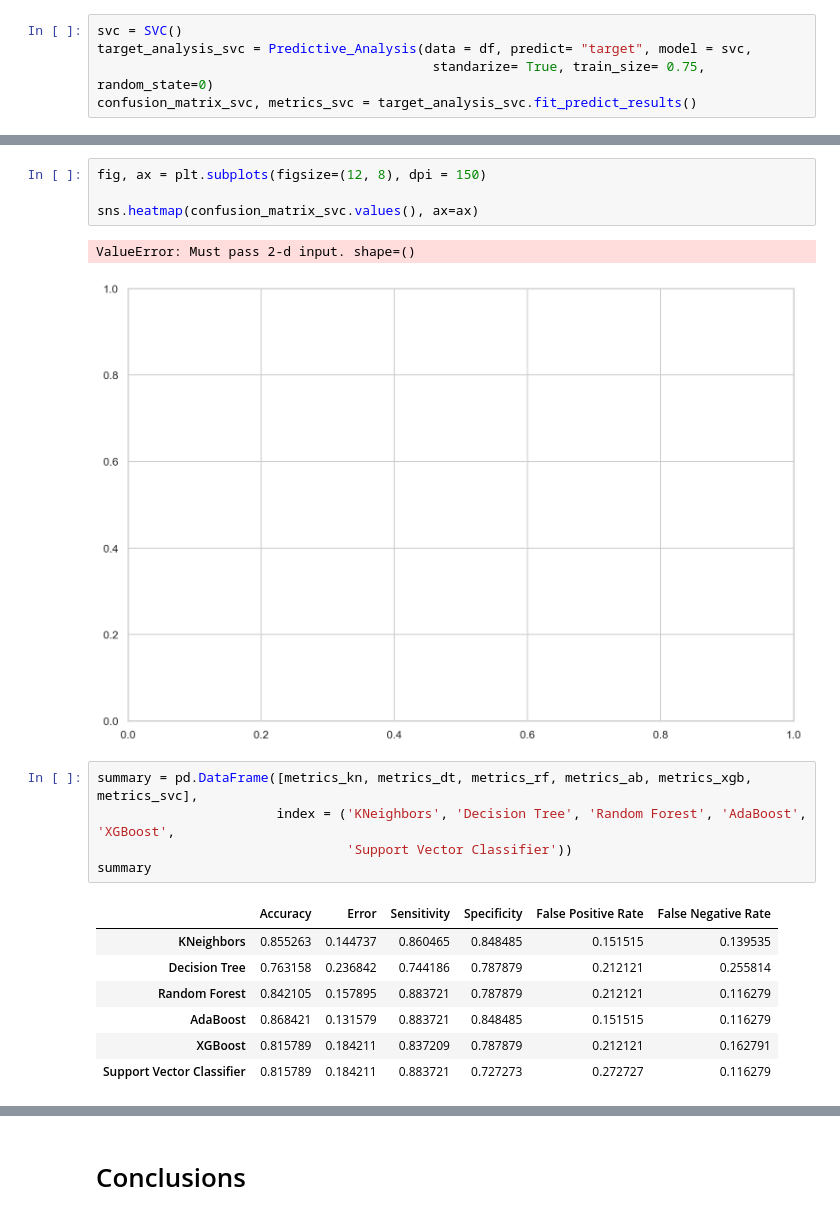
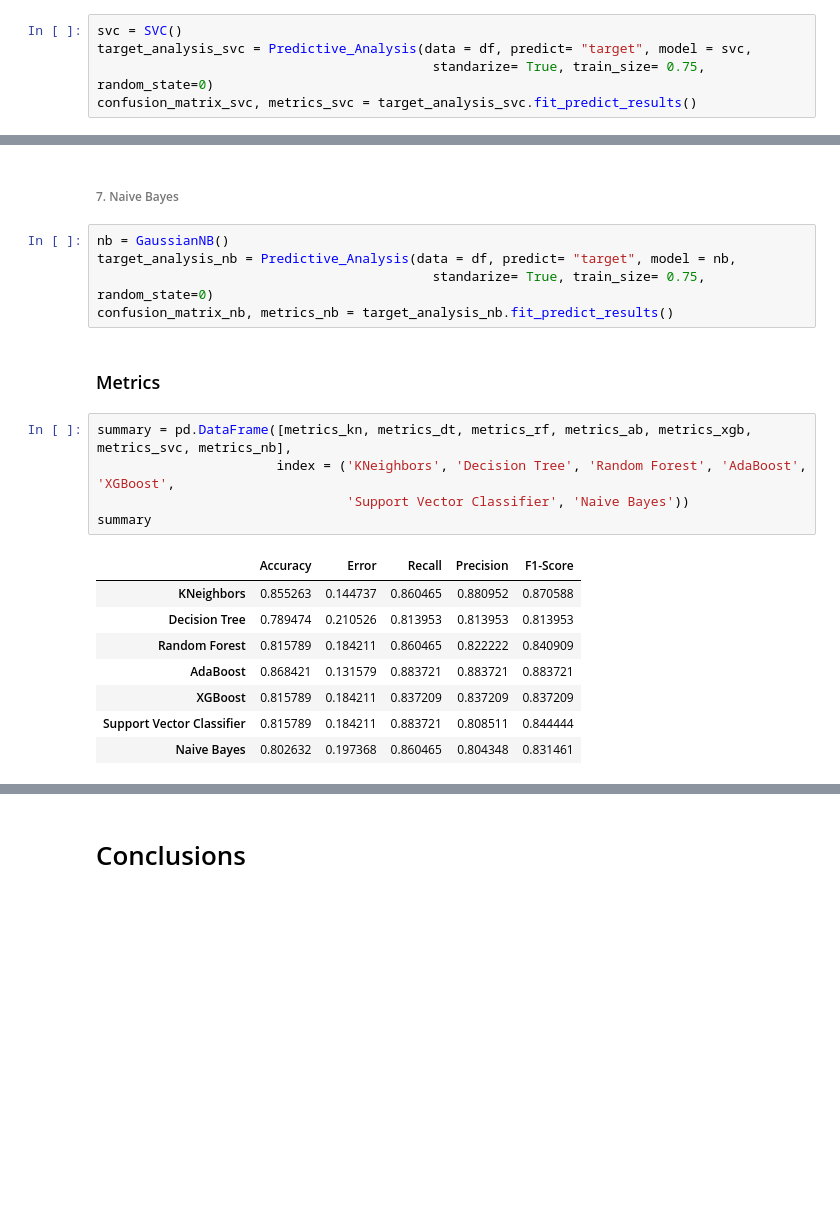
Before and after one commit to Fab1193/DataAnalysis, a Jupyter notebook: Heart Disease.ipynb, the cells around one changed output, grey strips where cells are left out. Cells and saved outputs as stored; diff of their text form; blank space fills up the shorter version.

Commit message:
Machine Learning Classifiers

```diff
--- a/Heart Disease.ipynb
+++ b/Heart Disease.ipynb
@@ -364,20 +385,23 @@ len(confusion_matrix_svc.values())
-# %%
-fig, ax = plt.subplots(figsize=(12, 8), dpi = 150)
-
-sns.heatmap(confusion_matrix_svc.values(), ax=ax)
-# %% [output]
-ValueError: Must pass 2-d input. shape=()
-[figure, removed]
-# %%
-summary = pd.DataFrame([metrics_kn, metrics_dt, metrics_rf, metrics_ab, metrics_xgb, metrics_svc],
-                       index = ('KNeighbors', 'Decision Tree', 'Random Forest', 'AdaBoost', 'XGBoost',
-                                'Support Vector Classifier'))
-summary
-# %% [output]
-|  | Accuracy | Error | Sensitivity | Specificity | False Positive Rate | False Negative Rate |
-| KNeighbors | 0.855263 | 0.144737 | 0.860465 | 0.848485 | 0.151515 | 0.139535 |
-| Decision Tree | 0.763158 | 0.236842 | 0.744186 | 0.787879 | 0.212121 | 0.255814 |
-| Random Forest | 0.842105 | 0.157895 | 0.883721 | 0.787879 | 0.212121 | 0.116279 |
-| AdaBoost | 0.868421 | 0.131579 | 0.883721 | 0.848485 | 0.151515 | 0.116279 |
-| XGBoost | 0.815789 | 0.184211 | 0.837209 | 0.787879 | 0.212121 | 0.162791 |
-| Support Vector Classifier | 0.815789 | 0.184211 | 0.883721 | 0.727273 | 0.272727 | 0.116279 |
+# %% [markdown]
+###### 7. Naive Bayes
+# %%
+nb = GaussianNB()
+target_analysis_nb = Predictive_Analysis(data = df, predict= "target", model = nb,
+                                           standarize= True, train_size= 0.75, random_state=0)
+confusion_matrix_nb, metrics_nb = target_analysis_nb.fit_predict_results()
+# %% [markdown]
+### Metrics
+# %%
+summary = pd.DataFrame([metrics_kn, metrics_dt, metrics_rf, metrics_ab, metrics_xgb, metrics_svc, metrics_nb],
+                       index = ('KNeighbors', 'Decision Tree', 'Random Forest', 'AdaBoost', 'XGBoost',
+                                'Support Vector Classifier', 'Naive Bayes'))
+summary
+# %% [output]
+|  | Accuracy | Error | Recall | Precision | F1-Score |
+| KNeighbors | 0.855263 | 0.144737 | 0.860465 | 0.880952 | 0.870588 |
+| Decision Tree | 0.789474 | 0.210526 | 0.813953 | 0.813953 | 0.813953 |
+| Random Forest | 0.815789 | 0.184211 | 0.860465 | 0.822222 | 0.840909 |
+| AdaBoost | 0.868421 | 0.131579 | 0.883721 | 0.883721 | 0.883721 |
+| XGBoost | 0.815789 | 0.184211 | 0.837209 | 0.837209 | 0.837209 |
+| Support Vector Classifier | 0.815789 | 0.184211 | 0.883721 | 0.808511 | 0.844444 |
+| Naive Bayes | 0.802632 | 0.197368 | 0.860465 | 0.804348 | 0.831461 |
```
Also changed, not shown: parts of 19 cells of this notebook.
